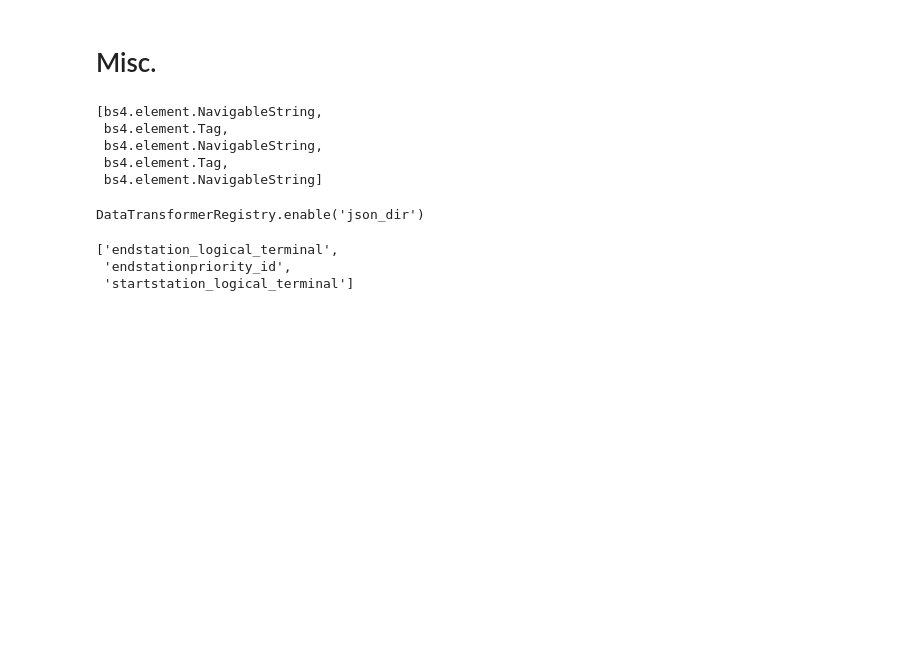
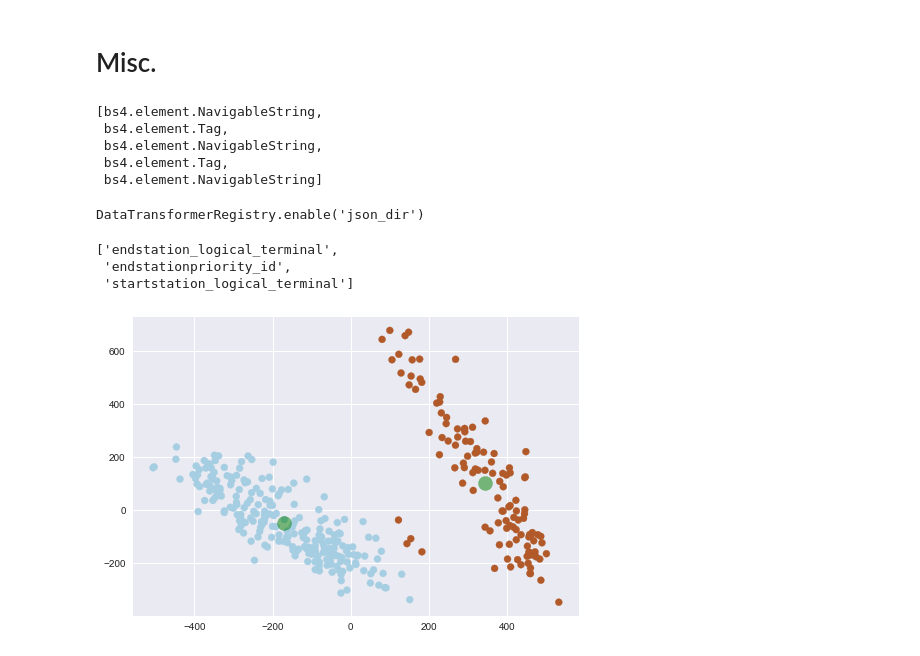
Before and after one commit to fabiangunzinger/london_cycling, a Jupyter notebook: london_cycling.ipynb, the cells around one changed output. Drawn from its saved outputs; the diff is of its cells as text; code cells hidden in the pictures; blank space fills up the shorter version.

```diff
--- a/london_cycling.ipynb
+++ b/london_cycling.ipynb
@@ -257,3 +261,17 @@ list(df.filter(regex='logical|priority'))
 ['endstation_logical_terminal',
  'endstationpriority_id',
  'startstation_logical_terminal']
+# %%
+# Using K-means to classify data
+
+from sklearn.cluster import KMeans
+kmeans = KMeans(n_clusters=2)
+kmeans.fit(Xpca)
+km_clusters = kmeans.predict(Xpca)
+
+plt.scatter(Xpca[:,0], Xpca[:,1], c=km_clusters, cmap='Paired')
+
+centers = kmeans.cluster_centers_
+plt.scatter(centers[:,0], centers[:,1], color='green', s=200, alpha=.5);
+# %% [output]
+[figure, added]
```
Also changed, not shown: parts of 7 cells of this notebook.
